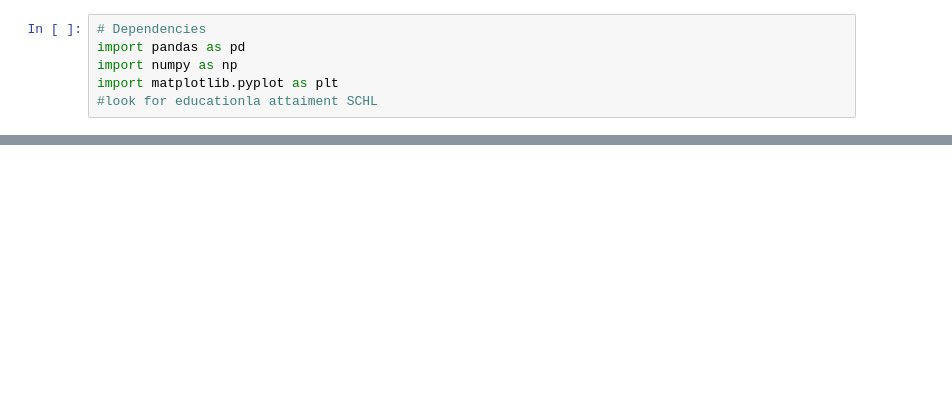
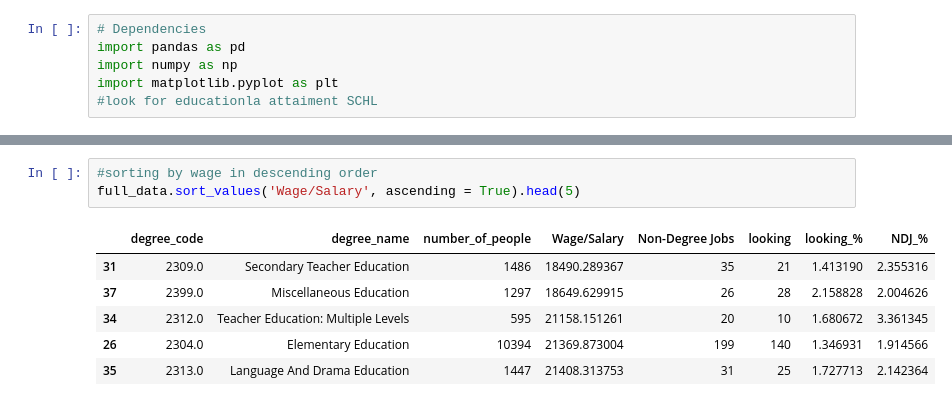
Before and after one commit to Tobi2011/Project-1-Repo, a Jupyter notebook: Data_Code/FloridaDegrees.ipynb, the cells around one changed output, grey strips where cells are left out. Saved outputs shown, nothing was run; the diff lists cells and outputs as text; blank space fills up the shorter version.

```diff
--- a/Data_Code/FloridaDegrees.ipynb
+++ b/Data_Code/FloridaDegrees.ipynb
@@ -54 +141,11 @@ full_data.sort_values('Wage/Salary', ascending = False).head(10)
+# %%
+#sorting by wage in descending order
+full_data.sort_values('Wage/Salary', ascending = True).head(5)
+# %% [output]
+|  | degree_code | degree_name | number_of_people | Wage/Salary | Non-Degree Jobs | looking | looking_% | NDJ_% |
+| 31 | 2309.0 | Secondary Teacher Education | 1486 | 18490.289367 | 35 | 21 | 1.413190 | 2.355316 |
+| 37 | 2399.0 | Miscellaneous Education | 1297 | 18649.629915 | 26 | 28 | 2.158828 | 2.004626 |
+| 34 | 2312.0 | Teacher Education: Multiple Levels | 595 | 21158.151261 | 20 | 10 | 1.680672 | 3.361345 |
+| 26 | 2304.0 | Elementary Education | 10394 | 21369.873004 | 199 | 140 | 1.346931 | 1.914566 |
+| 35 | 2313.0 | Language And Drama Education | 1447 | 21408.313753 | 31 | 25 | 1.727713 | 2.142364 |
 # %%
```
Also changed, not shown: parts of 10 cells of this notebook.
